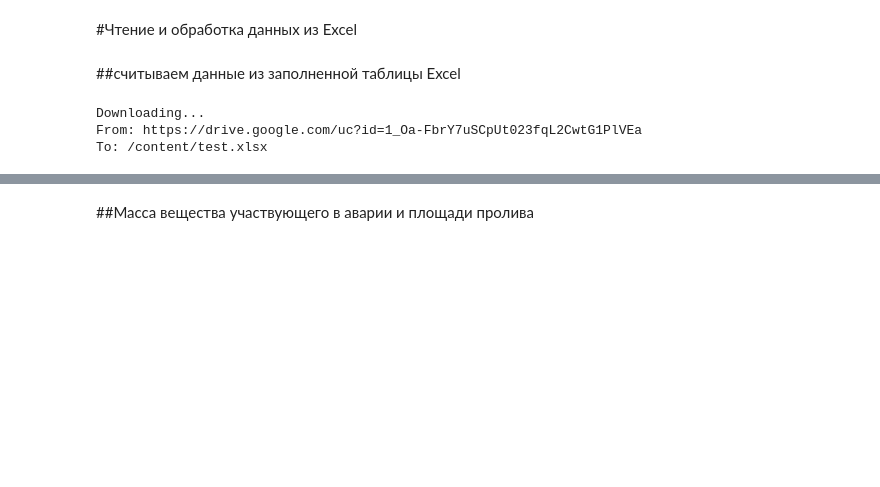
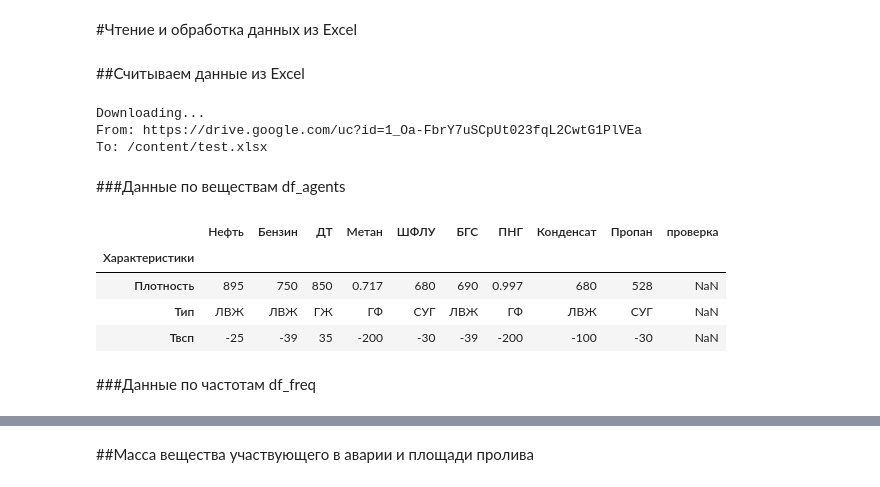
Before and after one commit to Rusildur/Pipeline_module, a Jupyter notebook: pipeline_module.ipynb, the cells around one changed output, grey strips where cells are left out. Cells and saved outputs as stored; diff of their text form; code cells hidden in the pictures; blank space fills up the shorter version.

```diff
--- a/pipeline_module.ipynb
+++ b/pipeline_module.ipynb
@@ -328,10 +301,26 @@ def StraitFire_404(S):
 # %% [markdown]
 #Чтение и обработка данных из Excel
 # %% [markdown]
-##считываем данные из заполненной таблицы Excel
+##Считываем данные из Excel
 # %%
 !gdown --id 1_Oa-FbrY7uSCpUt023fqL2CwtG1PlVEa
 # %% [output]
 Downloading...
 From: https://drive.google.com/uc?id=1_Oa-FbrY7uSCpUt023fqL2CwtG1PlVEa
 To: /content/test.xlsx
+# %% [markdown]
+###Данные по веществам  df_agents
+# %%
+df_agents = pd.read_excel('test.xlsx', index_col='Характеристики', sheet_name = 'BD_Vesh')
+# %%
+df_agents = df_agents.drop(columns = 'размерность', axis = 1)
+# %%
+df_agents.head(3)
+# %% [output]
+|  | Нефть | Бензин | ДТ | Метан | ШФЛУ | БГС | ПНГ | Конденсат | Пропан | проверка |
+| Характеристики |  |  |  |  |  |  |  |  |  |  |
+| Плотность | 895 | 750 | 850 | 0.717 | 680 | 690 | 0.997 | 680 | 528 | NaN |
+| Тип | ЛВЖ | ЛВЖ | ГЖ | ГФ | СУГ | ЛВЖ | ГФ | ЛВЖ | СУГ | NaN |
+| Твсп | -25 | -39 | 35 | -200 | -30 | -39 | -200 | -100 | -30 | NaN |
+# %% [markdown]
+###Данные по частотам df_freq
```
Also changed, not shown: parts of 202 cells of this notebook.
